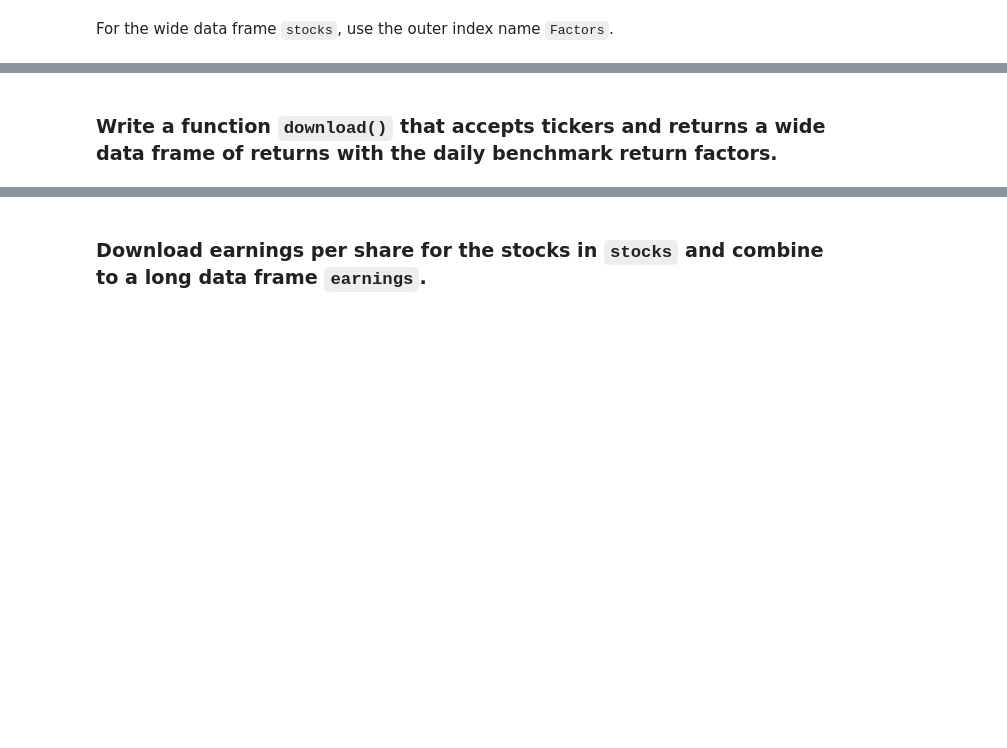
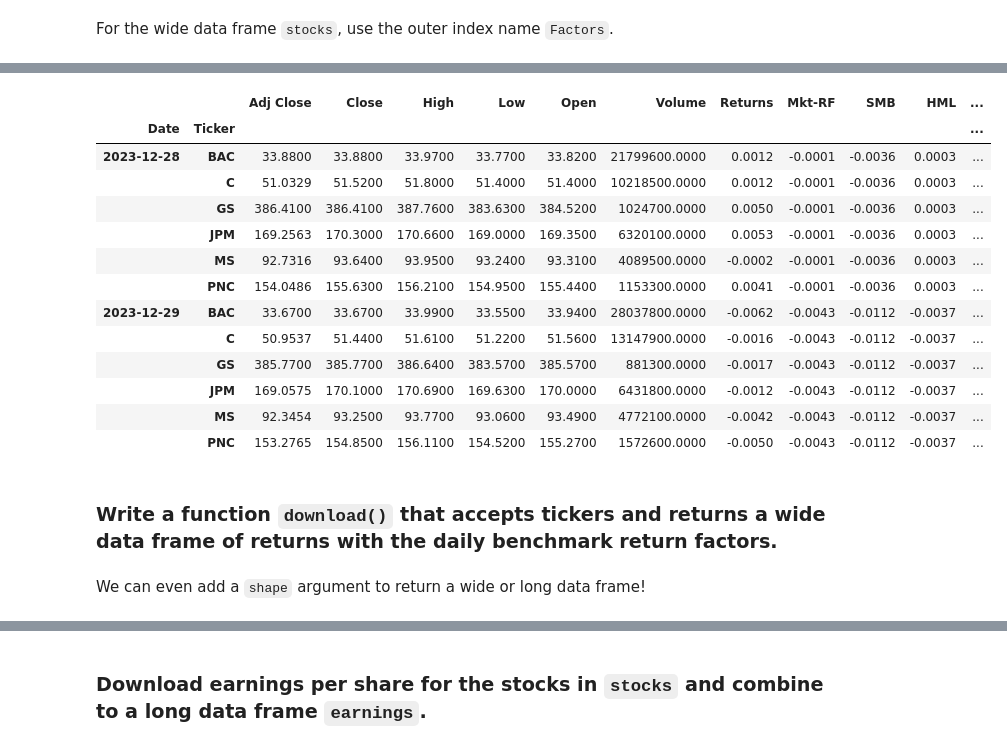
Before and after one commit to richard-herron/fina-6333-2024-spring, a Jupyter notebook: Notebooks/mckinney_08_practice_02.ipynb, the cells around one changed output, grey strips where cells are left out. Drawn from its saved outputs; the diff is of its cells as text; code cells hidden in the pictures; blank space fills up the shorter version.

```diff
--- a/Notebooks/mckinney_08_practice_02.ipynb
+++ b/Notebooks/mckinney_08_practice_02.ipynb
@@ -45,3 +77,6 @@ Use `stocks.columns.names` to assign the names `Variable` and `Ticker` to the co
 # %% [markdown]
 Name the returns variable `Returns`, and maintain all multi indexes.
 *Hint:* Use `pd.MultiIndex()` to create a multi index for the the wide data frame `stocks`.
+# %%
+_ = pd.MultiIndex.from_product([['Returns'], stocks['Adj Close'].columns]) # I use _ as a temporary variable
+stocks[_] = stocks['Adj Close'].iloc[:-1].pct_change()
@@ -47,0 +100,2 @@ Name the returns variable `Returns`, and maintain all multi indexes.
+# %%
+stocks_long = stocks.stack()
@@ -49,0 +124,10 @@ Name the returns variable `Returns`, and maintain all multi indexes.
+# %%
+ff = (
+    pdr.DataReader(
+        name='F-F_Research_Data_Factors_daily',
+        data_source='famafrench',
+        start='1900' # otherwise, pdr.DataReader defaults to the last five years of data
+    )
+    [0] # pdr.DataReader returns a dictionary of data frames
+    .div(100) # French stores returns as percents, but our stock returns are decimals
+)
@@ -53,0 +165,2 @@ For the wide data frame `stocks`, use the outer index name `Factors`.
+# %%
+stocks_long = stocks_long.join(ff)
@@ -54,2 +177,21 @@ For the wide data frame `stocks`, use the outer index name `Factors`.
+# %%
+stocks_long.loc['2023-12'].iloc[-12:]
+# %% [output]
+|  |  | Adj Close | Close | High | Low | Open | Volume | Returns | Mkt-RF | SMB | HML | ... |
+| Date | Ticker |  |  |  |  |  |  |  |  |  |  | ... |
+| 2023-12-28 | BAC | 33.8800 | 33.8800 | 33.9700 | 33.7700 | 33.8200 | 21799600.0000 | 0.0012 | -0.0001 | -0.0036 | 0.0003 | ... |
+|  | C | 51.0329 | 51.5200 | 51.8000 | 51.4000 | 51.4000 | 10218500.0000 | 0.0012 | -0.0001 | -0.0036 | 0.0003 | ... |
+|  | GS | 386.4100 | 386.4100 | 387.7600 | 383.6300 | 384.5200 | 1024700.0000 | 0.0050 | -0.0001 | -0.0036 | 0.0003 | ... |
+|  | JPM | 169.2563 | 170.3000 | 170.6600 | 169.0000 | 169.3500 | 6320100.0000 | 0.0053 | -0.0001 | -0.0036 | 0.0003 | ... |
+|  | MS | 92.7316 | 93.6400 | 93.9500 | 93.2400 | 93.3100 | 4089500.0000 | -0.0002 | -0.0001 | -0.0036 | 0.0003 | ... |
+|  | PNC | 154.0486 | 155.6300 | 156.2100 | 154.9500 | 155.4400 | 1153300.0000 | 0.0041 | -0.0001 | -0.0036 | 0.0003 | ... |
+| 2023-12-29 | BAC | 33.6700 | 33.6700 | 33.9900 | 33.5500 | 33.9400 | 28037800.0000 | -0.0062 | -0.0043 | -0.0112 | -0.0037 | ... |
+|  | C | 50.9537 | 51.4400 | 51.6100 | 51.2200 | 51.5600 | 13147900.0000 | -0.0016 | -0.0043 | -0.0112 | -0.0037 | ... |
+|  | GS | 385.7700 | 385.7700 | 386.6400 | 383.5700 | 385.5700 | 881300.0000 | -0.0017 | -0.0043 | -0.0112 | -0.0037 | ... |
+|  | JPM | 169.0575 | 170.1000 | 170.6900 | 169.6300 | 170.0000 | 6431800.0000 | -0.0012 | -0.0043 | -0.0112 | -0.0037 | ... |
+|  | MS | 92.3454 | 93.2500 | 93.7700 | 93.0600 | 93.4900 | 4772100.0000 | -0.0042 | -0.0043 | -0.0112 | -0.0037 | ... |
+|  | PNC | 153.2765 | 154.8500 | 156.1100 | 154.5200 | 155.2700 | 1572600.0000 | -0.0050 | -0.0043 | -0.0112 | -0.0037 | ... |
 # %% [markdown]
 ### Write a function `download()` that accepts tickers and returns a wide data frame of returns with the daily benchmark return factors.
+# %% [markdown]
+We can even add a `shape` argument to return a wide or long data frame!
```
Also changed, not shown: parts of 19 cells of this notebook, 3 other files.
